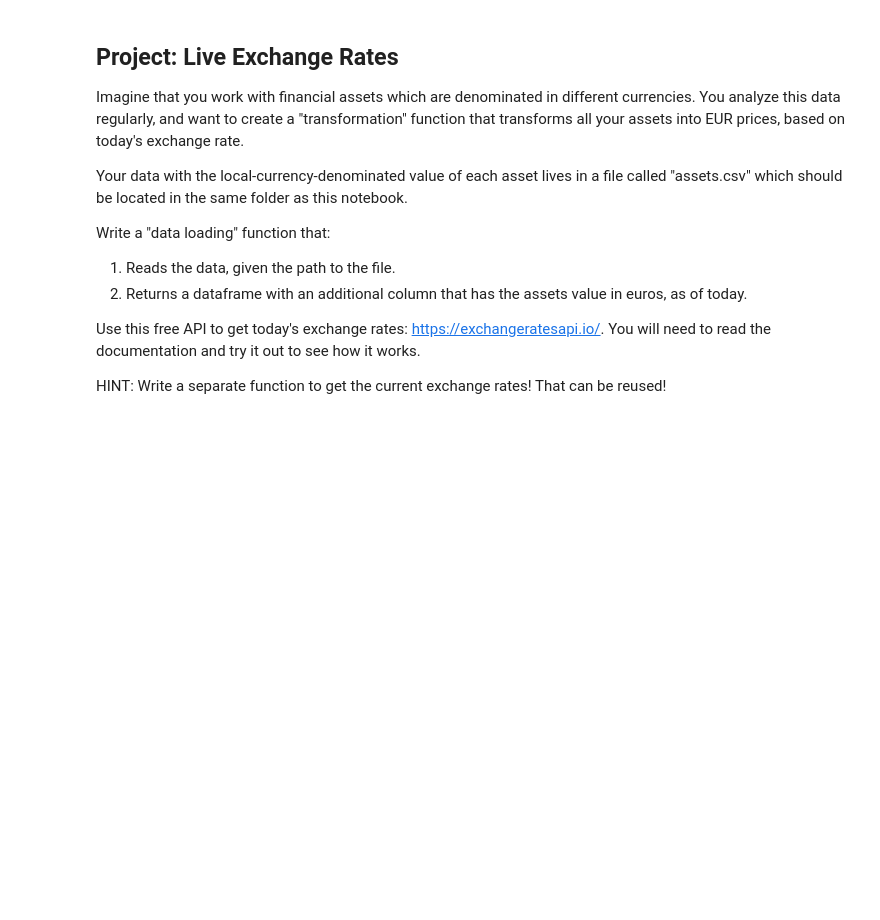
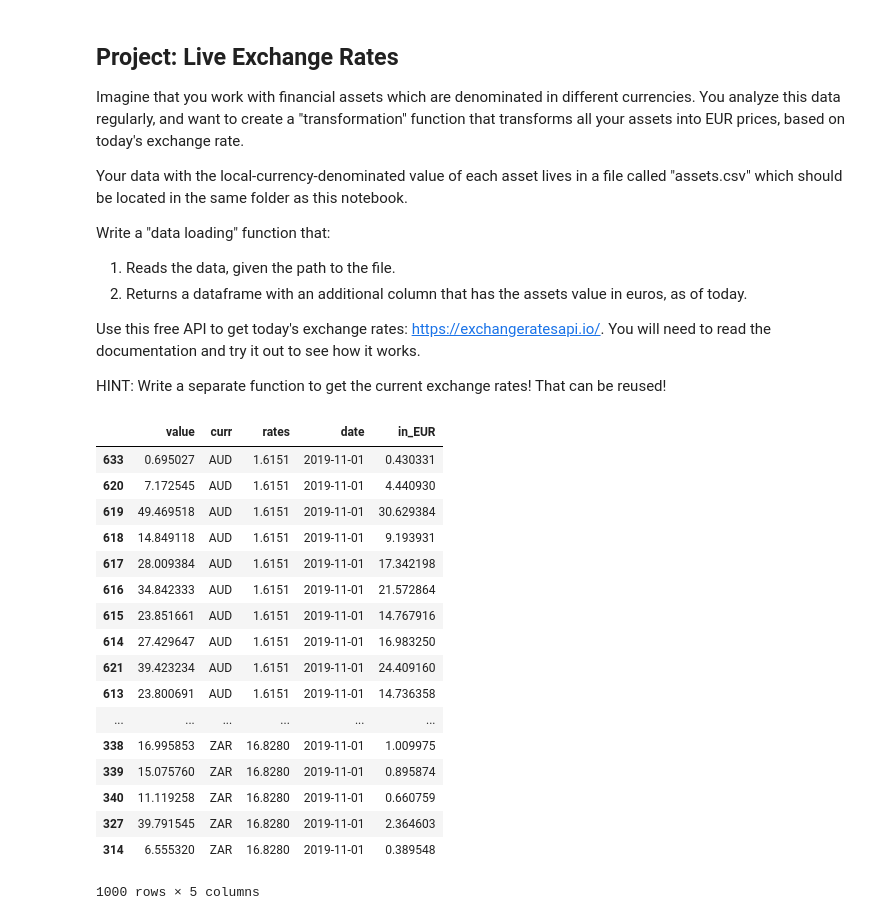
Before and after one commit to bgsedatascience/module-internet, a Jupyter notebook: exercises.ipynb, the cells around one changed output. Drawn from its saved outputs; the diff is of its cells as text; code cells hidden in the pictures; blank space fills up the shorter version.

Commit message:
live exchanges rates homework

```diff
--- a/exercises.ipynb
+++ b/exercises.ipynb
@@ -101,3 +247,40 @@ Write a "data loading" function that:
 Use this free API to get today's exchange rates: https://exchangeratesapi.io/. You will need to read the documentation and try it out to see how it works.
 
 HINT: Write a separate function to get the current exchange rates! That can be reused!
+# %%
+import pandas as pd
+assets = pd.read_csv('assets.csv')
+# %%
+def current_ex_rate(url):
+    request_exrate_latest = requests.get(url)
+    rates_json = request_exrate_latest.json()
+    return rates_json
+# %%
+def make_rates_df():
+    rates_df = pd.DataFrame.from_dict(rates_json)
+    merged_df = assets.merge(rates_df, how='inner', left_on='curr', right_on=rates_df.index).drop(['base'], axis=1).sort_values(by=['curr'])
+    merged_df['in_EUR'] = merged_df['value']/merged_df['rates']
+    return merged_df
+# %%
+current_ex_rate('https://api.exchangeratesapi.io/latest')
+
+make_rates_df()
+# %% [output]
+|  | value | curr | rates | date | in_EUR |
+| 633 | 0.695027 | AUD | 1.6151 | 2019-11-01 | 0.430331 |
+| 620 | 7.172545 | AUD | 1.6151 | 2019-11-01 | 4.440930 |
+| 619 | 49.469518 | AUD | 1.6151 | 2019-11-01 | 30.629384 |
+| 618 | 14.849118 | AUD | 1.6151 | 2019-11-01 | 9.193931 |
+| 617 | 28.009384 | AUD | 1.6151 | 2019-11-01 | 17.342198 |
+| 616 | 34.842333 | AUD | 1.6151 | 2019-11-01 | 21.572864 |
+| 615 | 23.851661 | AUD | 1.6151 | 2019-11-01 | 14.767916 |
+| 614 | 27.429647 | AUD | 1.6151 | 2019-11-01 | 16.983250 |
+| 621 | 39.423234 | AUD | 1.6151 | 2019-11-01 | 24.409160 |
+| 613 | 23.800691 | AUD | 1.6151 | 2019-11-01 | 14.736358 |
+| ... | ... | ... | ... | ... | ... |
+| 338 | 16.995853 | ZAR | 16.8280 | 2019-11-01 | 1.009975 |
+| 339 | 15.075760 | ZAR | 16.8280 | 2019-11-01 | 0.895874 |
+| 340 | 11.119258 | ZAR | 16.8280 | 2019-11-01 | 0.660759 |
+| 327 | 39.791545 | ZAR | 16.8280 | 2019-11-01 | 2.364603 |
+| 314 | 6.555320 | ZAR | 16.8280 | 2019-11-01 | 0.389548 |
+1000 rows × 5 columns
```
Also changed, not shown: parts of 9 cells of this notebook.
